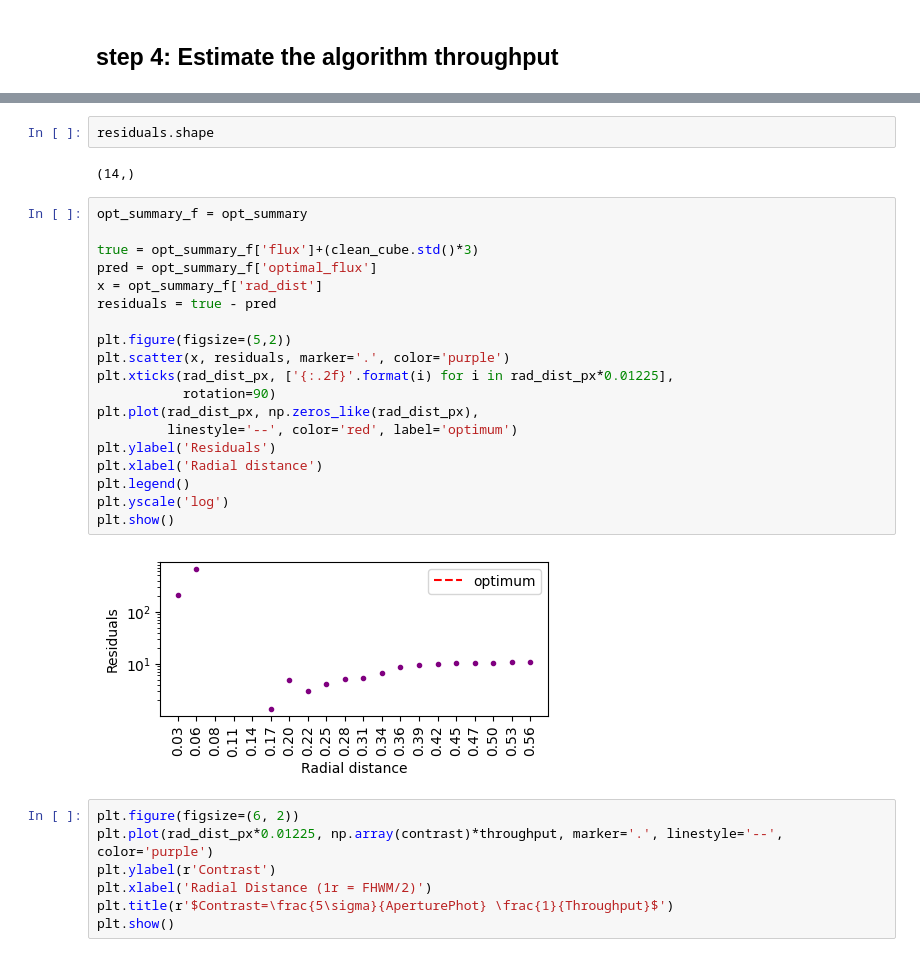
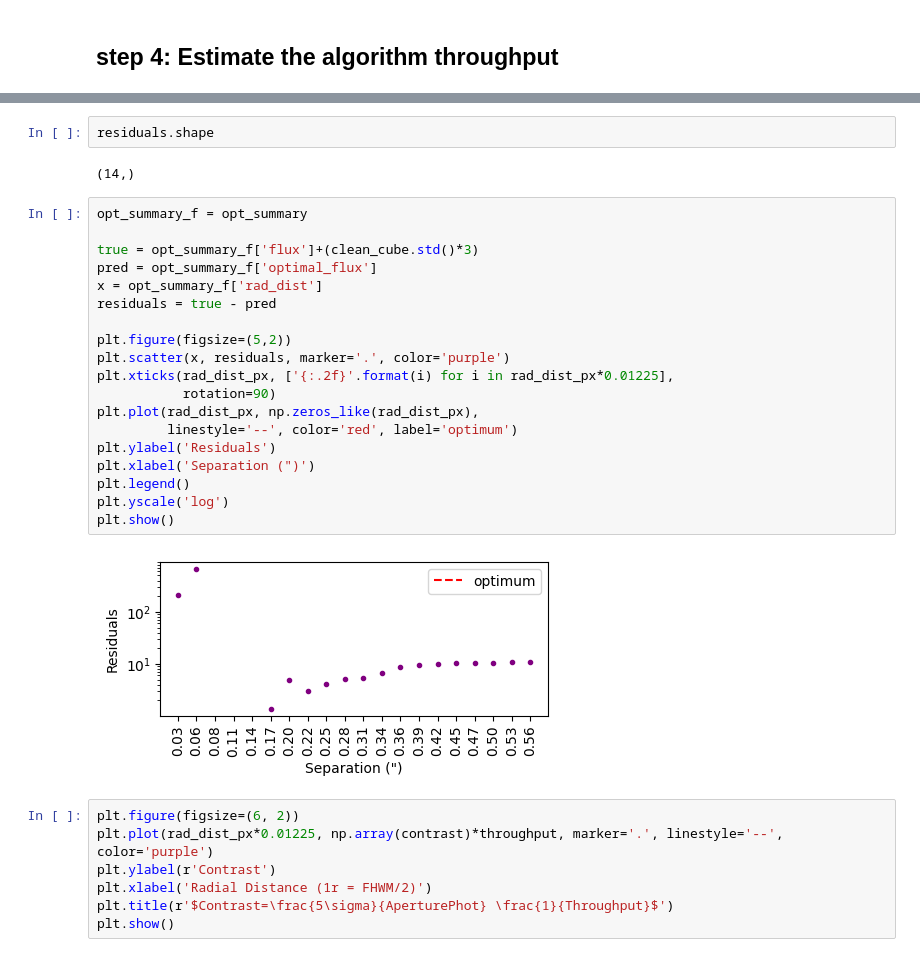
Before and after one commit to yemsnucleus/NEGFC, a Jupyter notebook: presentation/notebooks/contrast_curve.ipynb, the cells around one changed output, grey strips where cells are left out. Saved outputs shown, nothing was run; the diff lists cells and outputs as text.

```diff
--- a/presentation/notebooks/contrast_curve.ipynb
+++ b/presentation/notebooks/contrast_curve.ipynb
@@ -182,31 +182,31 @@ Branch 1:
         (X,Y)=(129.63, 100.00) at 0.36 arcsec (29.63 pxs from center)
 Branch 1:
         (X,Y)=(145.59, 100.00) at 0.56 arcsec (45.59 pxs from center)
-# %%
-residuals.shape
-# %% [output]
-(14,)
+# %%
+residuals.shape
+# %% [output]
+(14,)
 # %%
 opt_summary_f = opt_summary
 
 true = opt_summary_f['flux']+(clean_cube.std()*3)
 pred = opt_summary_f['optimal_flux']
 x = opt_summary_f['rad_dist']
 residuals = true - pred
 
 plt.figure(figsize=(5,2))
 plt.scatter(x, residuals, marker='.', color='purple')
 plt.xticks(rad_dist_px, ['{:.2f}'.format(i) for i in rad_dist_px*0.01225],
            rotation=90)
 plt.plot(rad_dist_px, np.zeros_like(rad_dist_px),
          linestyle='--', color='red', label='optimum')
 plt.ylabel('Residuals')
-plt.xlabel('Radial distance')
+plt.xlabel('Separation (")')
 plt.legend()
 plt.yscale('log')
 plt.show()
 # %% [output]
-[figure, old version]
+[figure, new version]
 # %%
 plt.figure(figsize=(6, 2))
 plt.plot(rad_dist_px*0.01225, np.array(contrast)*throughput, marker='.', linestyle='--', color='purple')
```
Also changed, not shown: parts of 4 cells of this notebook.
